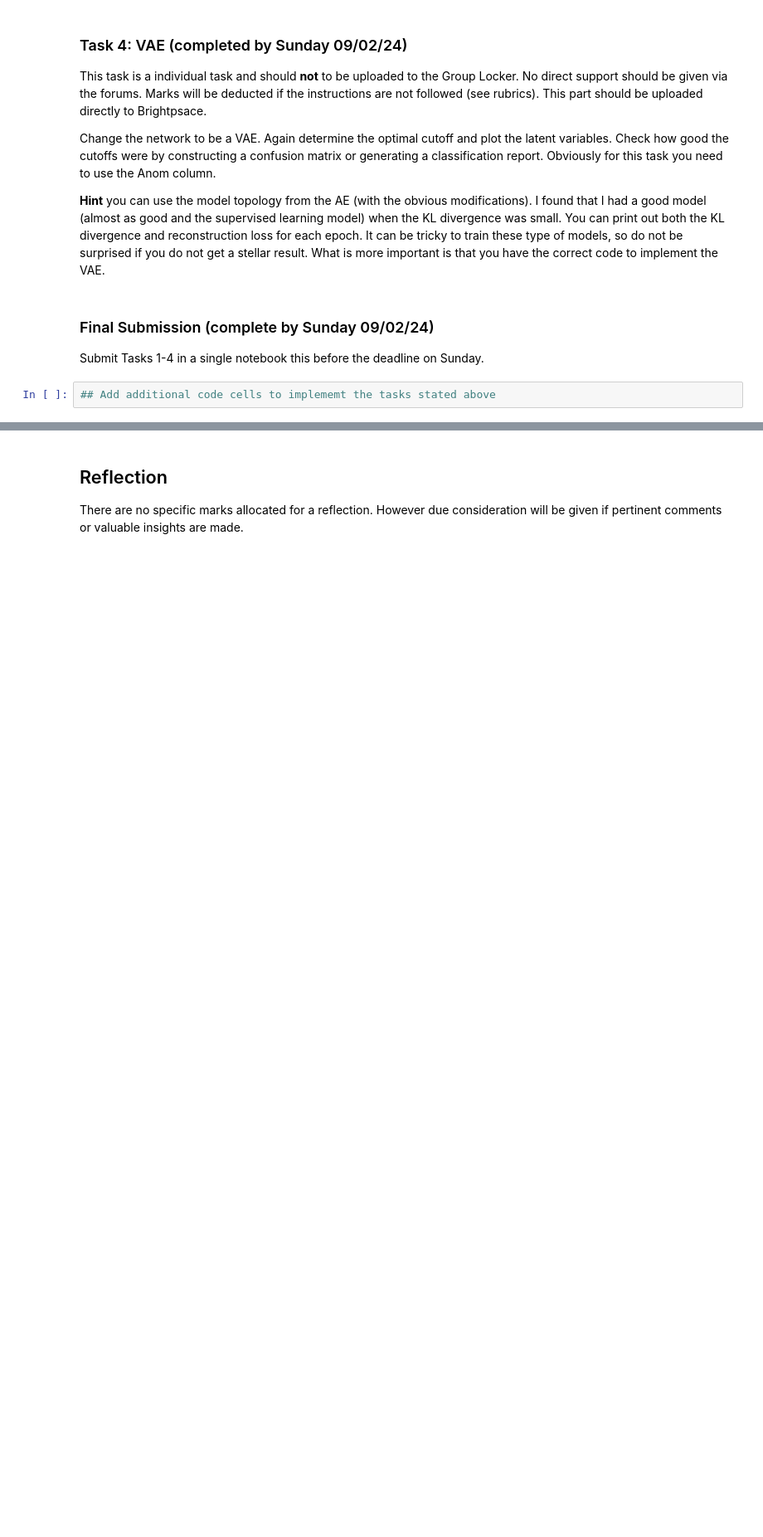
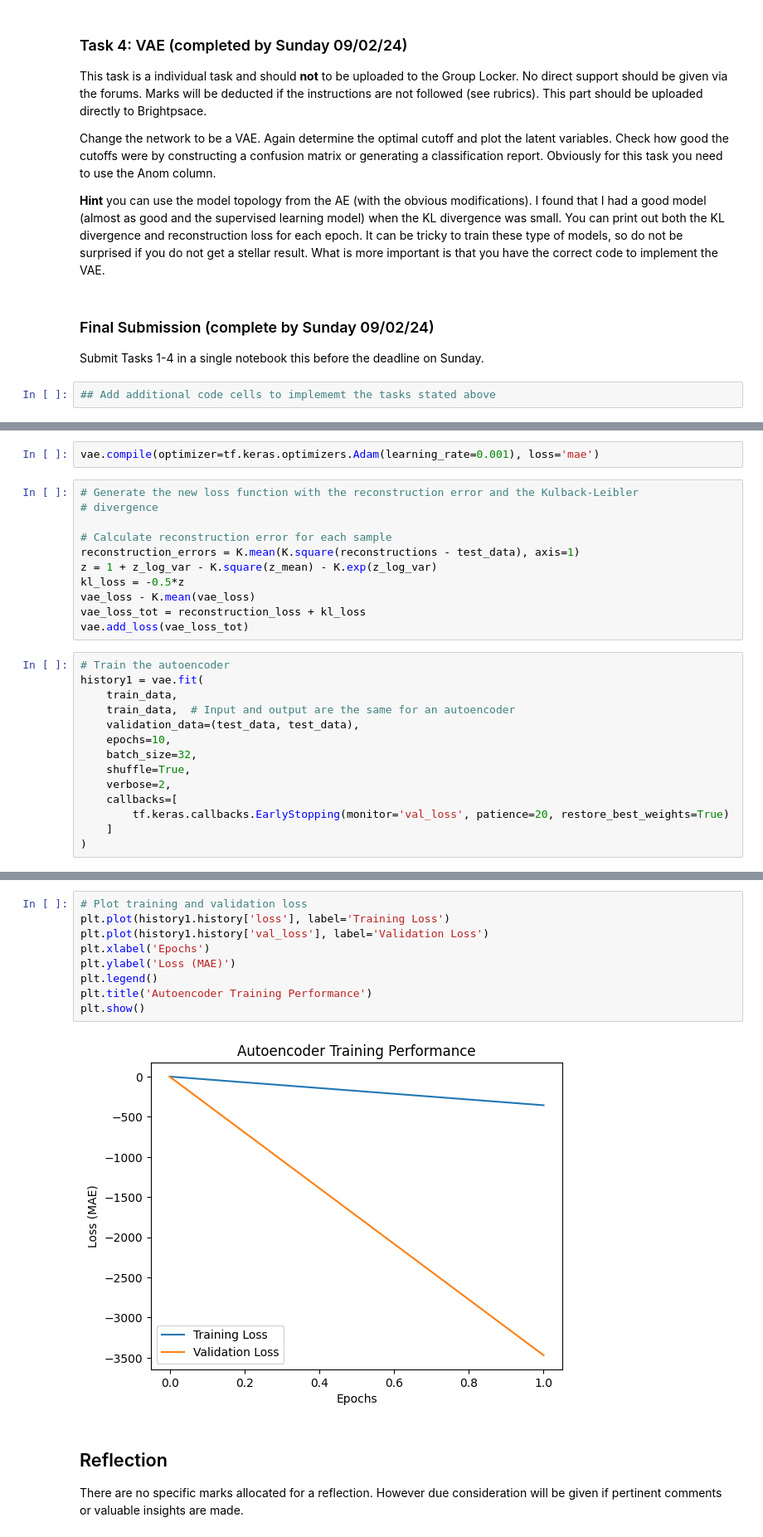
Before and after one commit to Noonansean1/CS5004, a Jupyter notebook: e-tivities/Etivity1_23300159.ipynb, the cells around one changed output, grey strips where cells are left out. Shown: that part at 83% size. Saved outputs shown, nothing was run; the diff lists cells and outputs as text; blank space fills up the shorter version.

```diff
--- a/e-tivities/Etivity1_23300159.ipynb
+++ b/e-tivities/Etivity1_23300159.ipynb
@@ -509,0 +695,27 @@ Submit Tasks 1-4 in a single notebook this before the deadline on Sunday.
+# %%
+vae.compile(optimizer=tf.keras.optimizers.Adam(learning_rate=0.001), loss='mae')
+# %%
+# Generate the new loss function with the reconstruction error and the Kulback-Leibler
+# divergence
+
+# Calculate reconstruction error for each sample
+reconstruction_errors = K.mean(K.square(reconstructions - test_data), axis=1)
+z = 1 + z_log_var - K.square(z_mean) - K.exp(z_log_var)
+kl_loss = -0.5*z
+vae_loss - K.mean(vae_loss)
+vae_loss_tot = reconstruction_loss + kl_loss
+vae.add_loss(vae_loss_tot)
+# %%
+# Train the autoencoder
+history1 = vae.fit(
+    train_data,
+    train_data,  # Input and output are the same for an autoencoder
+    validation_data=(test_data, test_data),
+    epochs=10,
+    batch_size=32,
+    shuffle=True,
+    verbose=2,
+    callbacks=[
+        tf.keras.callbacks.EarlyStopping(monitor='val_loss', patience=20, restore_best_weights=True)
+    ]
+)
@@ -510,3 +736,14 @@ Submit Tasks 1-4 in a single notebook this before the deadline on Sunday.
+# %%
+# Plot training and validation loss
+plt.plot(history1.history['loss'], label='Training Loss')
+plt.plot(history1.history['val_loss'], label='Validation Loss')
+plt.xlabel('Epochs')
+plt.ylabel('Loss (MAE)')
+plt.legend()
+plt.title('Autoencoder Training Performance')
+plt.show()
+# %% [output]
+[figure, added]
 # %% [markdown]
 ## Reflection
 
```
Also changed, not shown: parts of 27 cells of this notebook.
